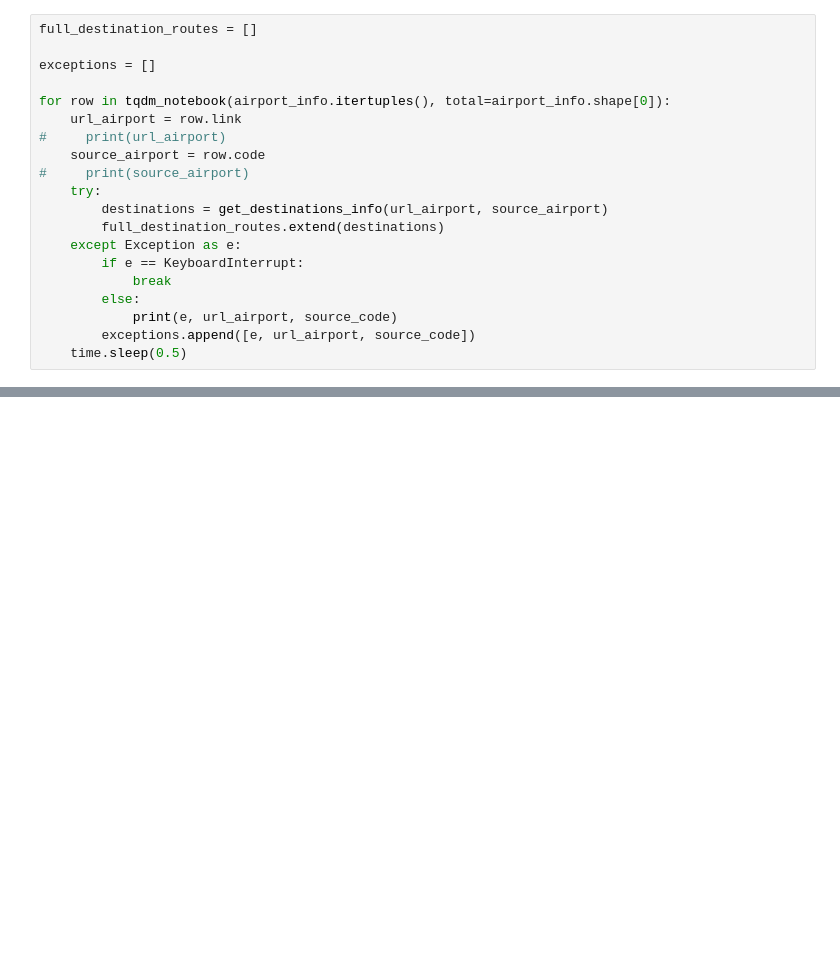
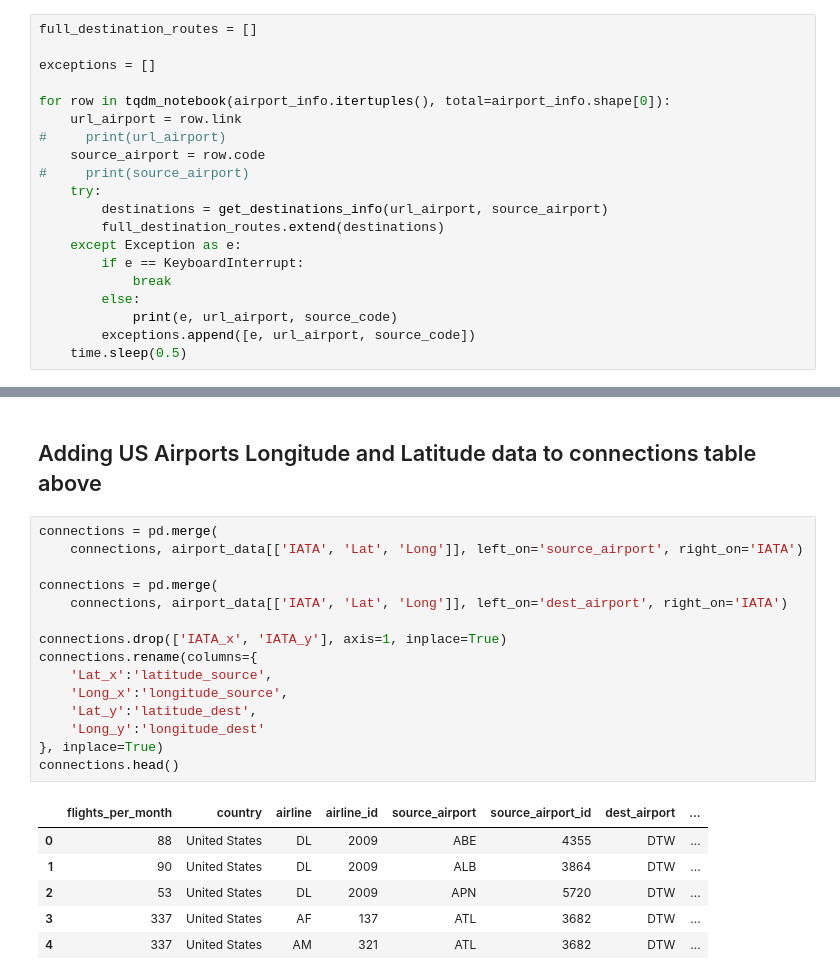
Before and after one commit to RipanHalder/Virus-Spread-Simulation-PSA-Final-Project, a Jupyter notebook: data-parsing/flight-connections-usa.ipynb, the cells around one changed output, grey strips where cells are left out. Cells and saved outputs as stored; diff of their text form; blank space fills up the shorter version.

```diff
--- a/data-parsing/flight-connections-usa.ipynb
+++ b/data-parsing/flight-connections-usa.ipynb
@@ -138,0 +247,24 @@ result
+# %% [markdown]
+## Adding US Airports Longitude and Latitude data to connections table above
+# %%
+connections = pd.merge(
+    connections, airport_data[['IATA', 'Lat', 'Long']], left_on='source_airport', right_on='IATA')
+
+connections = pd.merge(
+    connections, airport_data[['IATA', 'Lat', 'Long']], left_on='dest_airport', right_on='IATA')
+
+connections.drop(['IATA_x', 'IATA_y'], axis=1, inplace=True)
+connections.rename(columns={
+    'Lat_x':'latitude_source',
+    'Long_x':'longitude_source',
+    'Lat_y':'latitude_dest',
+    'Long_y':'longitude_dest'
+}, inplace=True)
+connections.head()
+# %% [output]
+|  | flights_per_month | country | airline | airline_id | source_airport | source_airport_id | dest_airport | ... |
+| 0 | 88 | United States | DL | 2009 | ABE | 4355 | DTW | ... |
+| 1 | 90 | United States | DL | 2009 | ALB | 3864 | DTW | ... |
+| 2 | 53 | United States | DL | 2009 | APN | 5720 | DTW | ... |
+| 3 | 337 | United States | AF | 137 | ATL | 3682 | DTW | ... |
+| 4 | 337 | United States | AM | 321 | ATL | 3682 | DTW | ... |
```
Also changed, not shown: parts of 25 cells of this notebook, 5 other files.
